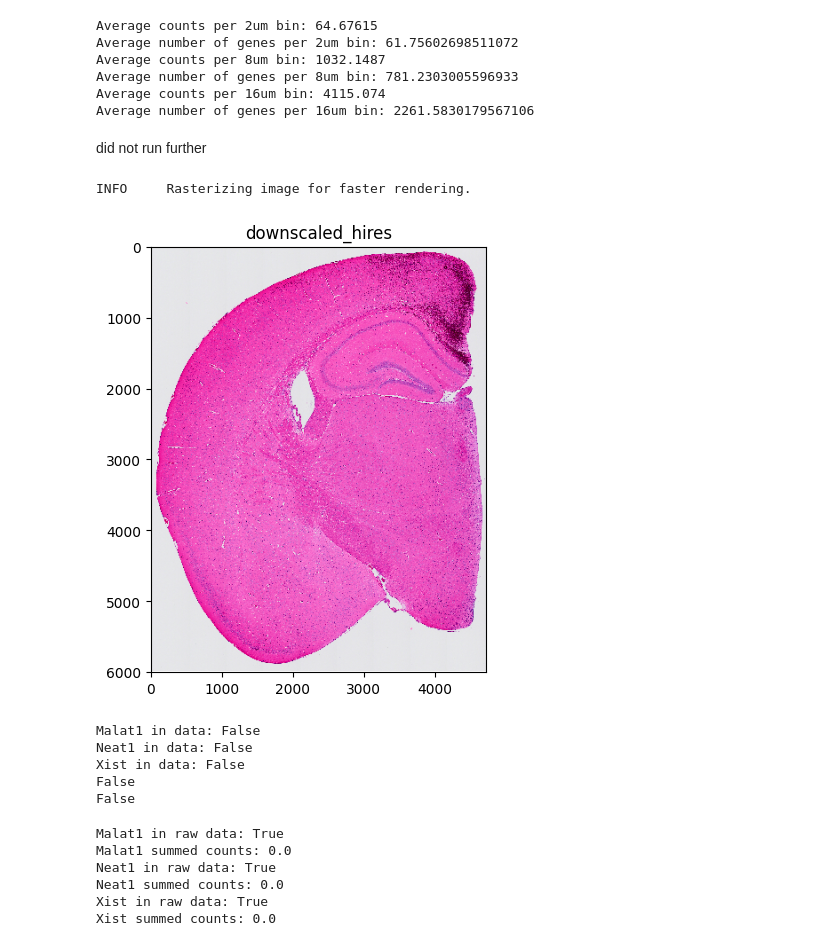
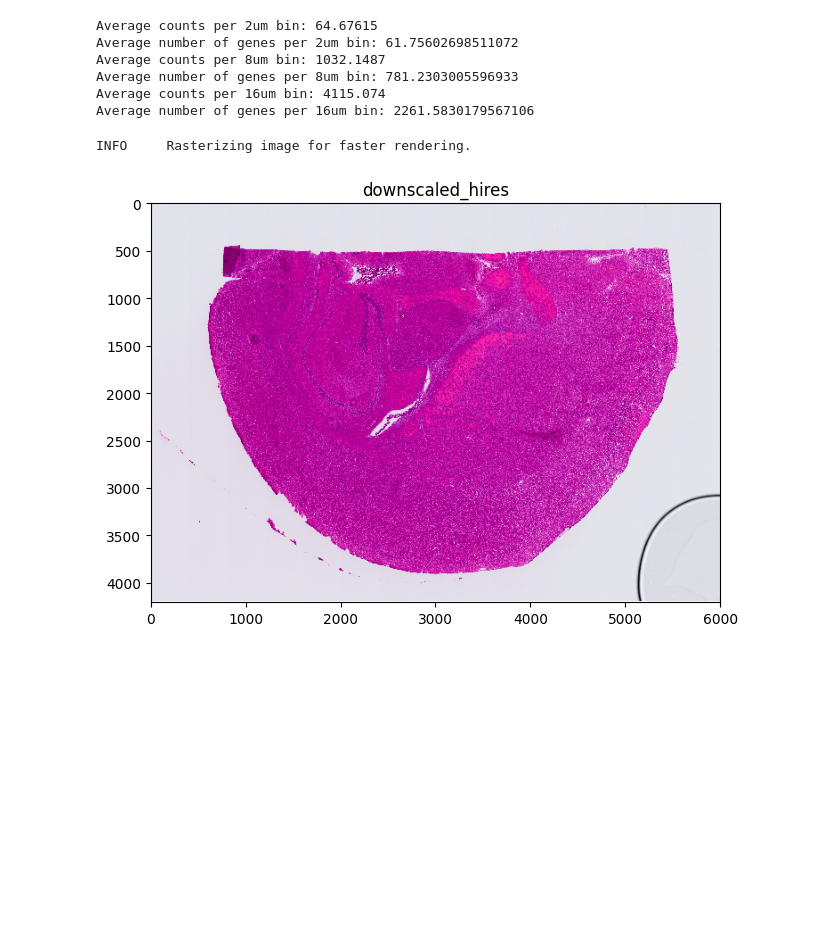
Before and after one commit to csangara/visium-hd, a Jupyter notebook: visium_hd_brain_ff/1_3_explore_st.ipynb, the cells around one changed output. Saved outputs shown, nothing was run; the diff lists cells and outputs as text; code cells hidden in the pictures; blank space fills up the shorter version.

Commit message:
update brain scripts

```diff
--- a/visium_hd_brain_ff/1_3_explore_st.ipynb
+++ b/visium_hd_brain_ff/1_3_explore_st.ipynb
@@ -48,22 +49,8 @@ Average counts per 8um bin: 1032.1487
 Average number of genes per 8um bin: 781.2303005596933
 Average counts per 16um bin: 4115.074
 Average number of genes per 16um bin: 2261.5830179567106
-# %% [markdown]
-did not run further
 # %%
-sdata.pl.render_images("Visium_HD_Mouse_Brain_hires_image").pl.show(coordinate_systems="downscaled_hires")
+sdata.pl.render_images("Visium_HD_Mouse_Brain_Fresh_Frozen_hires_image").pl.show(coordinate_systems="downscaled_hires")
 # %% [output]
 INFO     Rasterizing image for faster rendering.
-[figure, old version]
+[figure, new version]
-# %%
-# Check if Malat1, Neat1, and Xist are present in the data
-for gene in ['Malat1', 'Neat1', 'Xist']:
-    print(gene + " in data: " + str(gene in sdata.tables['square_008um'].var_names))
-
-# Hnrnpa1
-# %% [output]
-Malat1 in data: False
-Neat1 in data: False
-Xist in data: False
-False
-False
@@ -74,13 +56,0 @@ raw_data = sc.read_10x_h5('../data/Visium_HD_MouseBrain/binned_outputs/square_01
-# %%
-# Check if Malat1, Neat1, and Xist are present in the data
-for gene in ['Malat1', 'Neat1', 'Xist']:
-    print(gene + " in raw data: " + str(gene in raw_data.var_names))
-    # Print summed counts of the gene
-    print(gene + " summed counts: " + str(raw_data[:, gene].X.sum()))
-# %% [output]
-Malat1 in raw data: True
-Malat1 summed counts: 0.0
-Neat1 in raw data: True
-Neat1 summed counts: 0.0
-Xist in raw data: True
-Xist summed counts: 0.0
```
Also changed, not shown: parts of 22 cells of this notebook, 41 other files.
